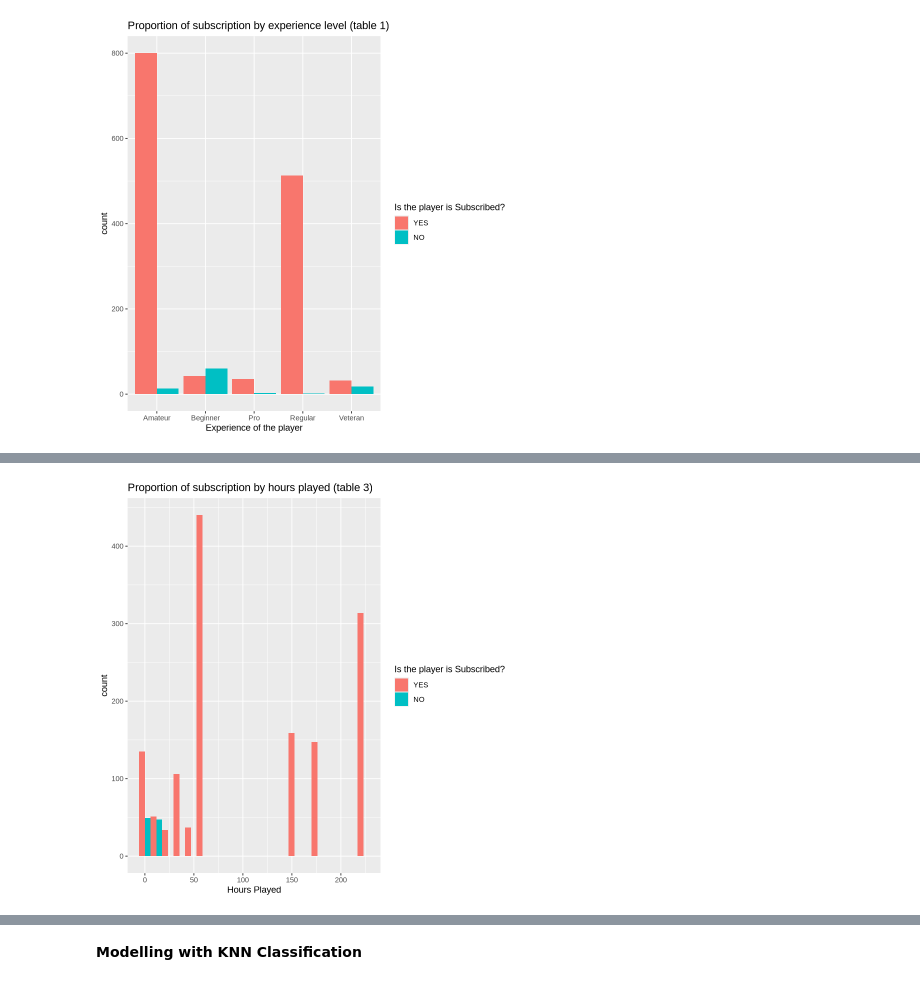
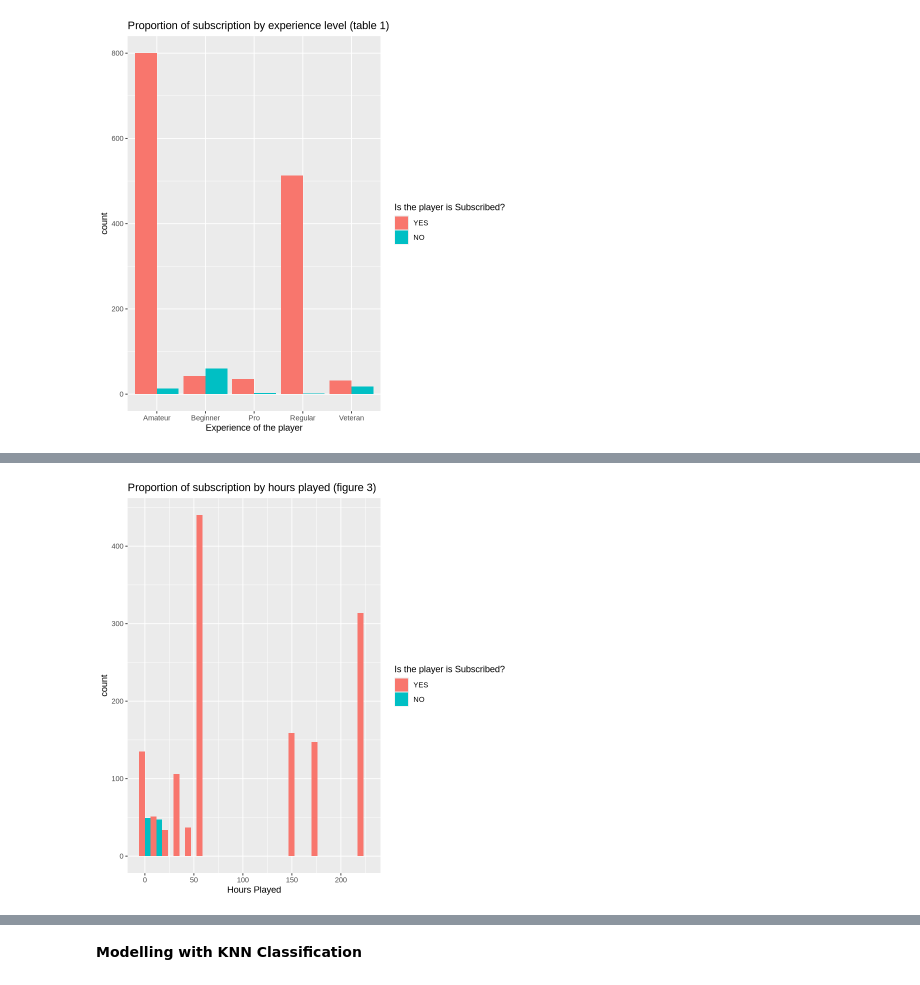
Before and after one commit to helenawu125/minecraft_final_project, a Jupyter notebook: Final_Project.ipynb, the cells around one changed output, grey strips where cells are left out. Saved outputs shown, nothing was run; the diff lists cells and outputs as text; code cells hidden in the pictures.

```diff
--- a/Final_Project.ipynb
+++ b/Final_Project.ipynb
@@ -200,11 +229,11 @@ hours_played_plot
 # %%
 played_hours_plot <- merged_data |>
 ggplot(aes(x=played_hours, fill = subscribe)) +
 geom_histogram(position = "dodge", bins = 20) +
 labs(fill = "Is the player is Subscribed?") +
 xlab("Hours Played") +
-ggtitle("Proportion of subscription by hours played (table 3)")
+ggtitle("Proportion of subscription by hours played (figure 3)")
 
 played_hours_plot
 # %% [output]
-[figure, old version]
+[figure, new version]
```
Also changed, not shown: parts of 24 cells of this notebook.
